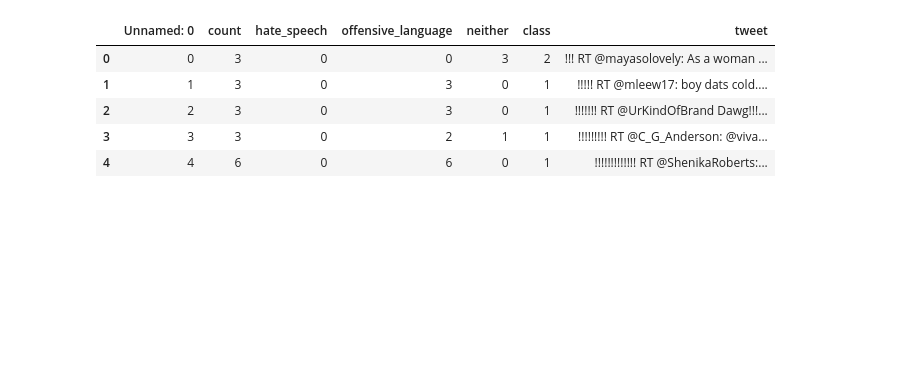
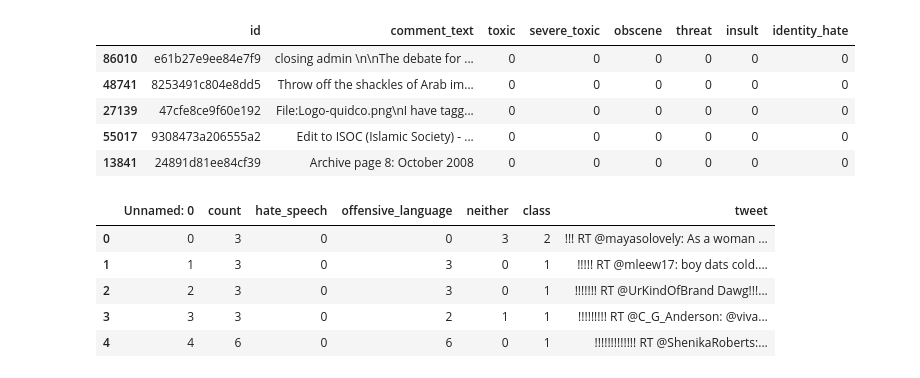
Before and after one commit to ammarlam10/MLThreat, a Jupyter notebook: data_cleaning_toxic.ipynb, the cells around one changed output. Cells and saved outputs as stored; diff of their text form; code cells hidden in the pictures; blank space fills up the shorter version.

```diff
--- a/data_cleaning_toxic.ipynb
+++ b/data_cleaning_toxic.ipynb
@@ -7,3 +7,6 @@ from sklearn.feature_extraction.text import CountVectorizer, TfidfVectorizer
 train = pd.read_csv('./train.csv')
 train1 = pd.read_csv('./train_created.csv')
 twitter = pd.read_csv('./final/twitter_hate.csv')
+# %%
+plain = train[(train['toxic'] == 0) & (train['severe_toxic'] == 0) & (train['obscene'] == 0) & (train['threat'] == 0)
+      & (train['insult'] == 0) & (train['identity_hate'] == 0)]
@@ -10,3 +25,14 @@ twitter = pd.read_csv('./final/twitter_hate.csv')
+# %%
+plain = plain.sample(n=200)
+# %%
+plain.head()
+# %% [output]
+|  | id | comment_text | toxic | severe_toxic | obscene | threat | insult | identity_hate |
+| 86010 | e61b27e9ee84e7f9 | closing admin \n\nThe debate for ... | 0 | 0 | 0 | 0 | 0 | 0 |
+| 48741 | 8253491c804e8dd5 | Throw off the shackles of Arab im... | 0 | 0 | 0 | 0 | 0 | 0 |
+| 27139 | 47cfe8ce9f60e192 | File:Logo-quidco.png\nI have tagg... | 0 | 0 | 0 | 0 | 0 | 0 |
+| 55017 | 9308473a206555a2 | Edit to ISOC (Islamic Society) - ... | 0 | 0 | 0 | 0 | 0 | 0 |
+| 13841 | 24891d81ee84cf39 | Archive page 8: October 2008 | 0 | 0 | 0 | 0 | 0 | 0 |
 # %%
 twitter.head()
 # %% [output]
```
Also changed, not shown: parts of 12 cells of this notebook, 1 other file.
